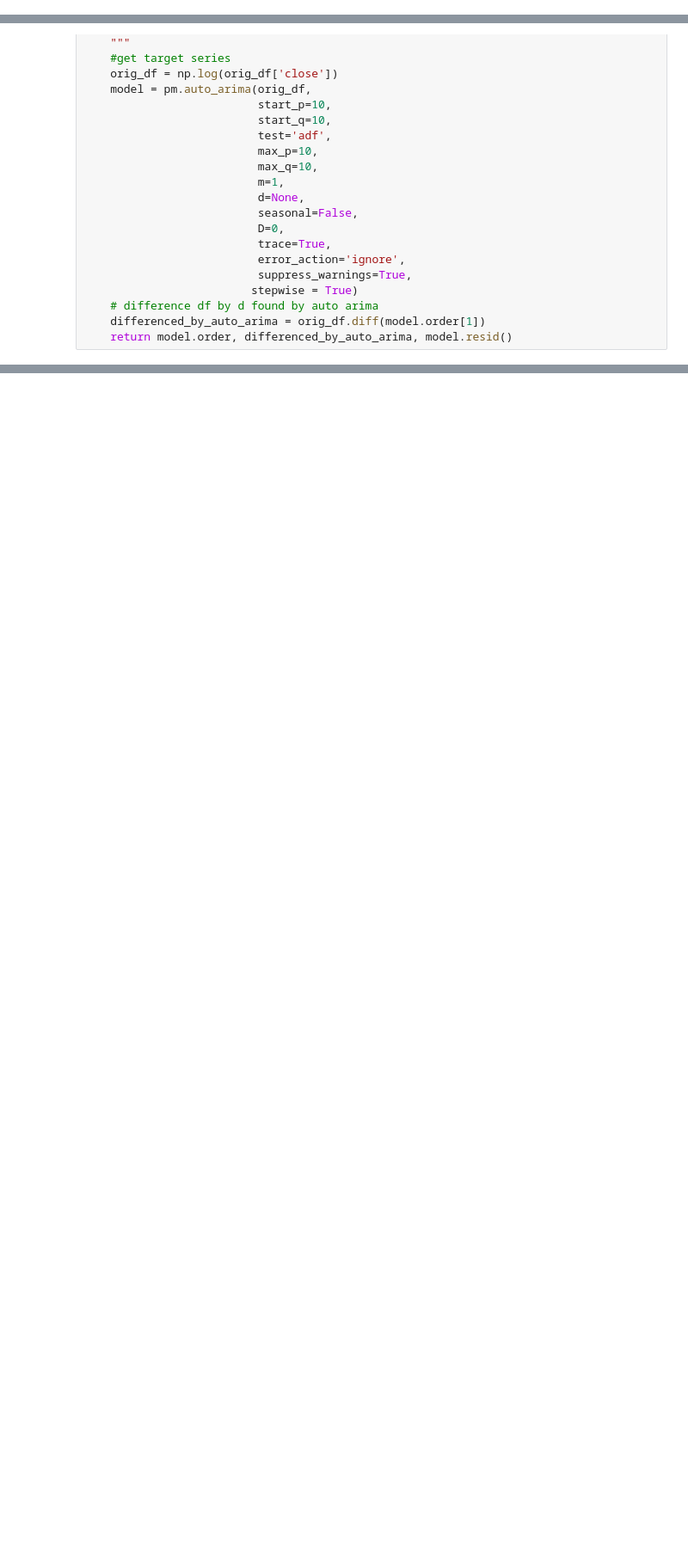
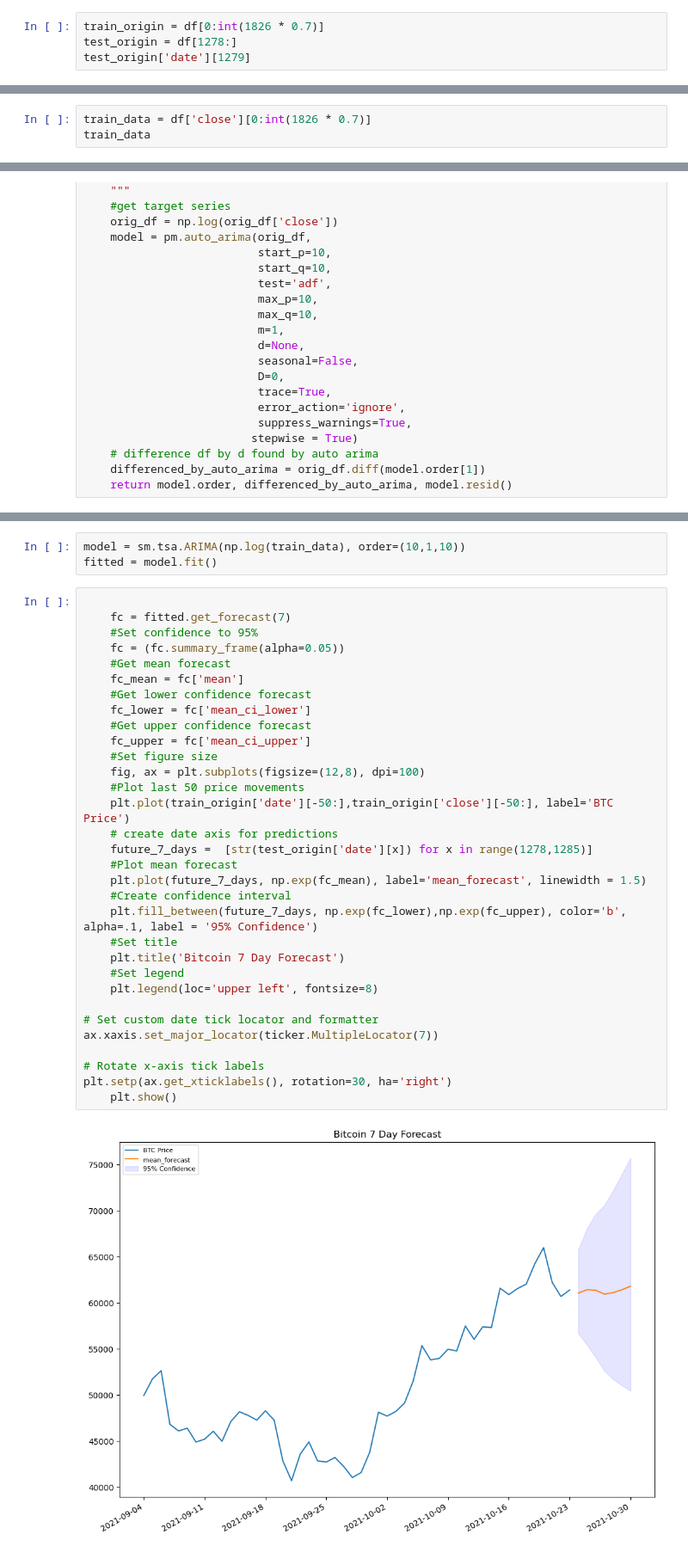
Before and after one commit to mangotree0867/ML_36500, a Jupyter notebook: model/model_016_ARIMA.ipynb, the cells around one changed output, grey strips where cells are left out. Shown at 86% size. Drawn from its saved outputs; the diff is of its cells as text; blank space fills up the shorter version.

Commit message:
arima finished

```diff
--- a/model/model_016_ARIMA.ipynb
+++ b/model/model_016_ARIMA.ipynb
@@ -46,3 +51,7 @@ df_origin
 | 1824 | 2023-04-23 | 27591.384766 |
 | 1825 | 2023-04-24 | 27430.902344 |
 1826 rows × 2 columns
+# %%
+train_origin = df[0:int(1826 * 0.7)]
+test_origin = df[1278:]
+test_origin['date'][1279]
@@ -48,0 +65,3 @@ df_origin
+# %%
+train_data = df['close'][0:int(1826 * 0.7)]
+train_data
@@ -281,0 +344,37 @@ Total fit time: 13.057 seconds
+# %%
+model = sm.tsa.ARIMA(np.log(train_data), order=(10,1,10))
+fitted = model.fit()
+# %%
+
+    fc = fitted.get_forecast(7)
+    #Set confidence to 95%
+    fc = (fc.summary_frame(alpha=0.05))
+    #Get mean forecast
+    fc_mean = fc['mean']
+    #Get lower confidence forecast
+    fc_lower = fc['mean_ci_lower']
+    #Get upper confidence forecast
+    fc_upper = fc['mean_ci_upper']
+    #Set figure size
+    fig, ax = plt.subplots(figsize=(12,8), dpi=100)
+    #Plot last 50 price movements
+    plt.plot(train_origin['date'][-50:],train_origin['close'][-50:], label='BTC Price')
+    # create date axis for predictions
+    future_7_days =  [str(test_origin['date'][x]) for x in range(1278,1285)]
+    #Plot mean forecast
+    plt.plot(future_7_days, np.exp(fc_mean), label='mean_forecast', linewidth = 1.5)
+    #Create confidence interval
+    plt.fill_between(future_7_days, np.exp(fc_lower),np.exp(fc_upper), color='b', alpha=.1, label = '95% Confidence')
+    #Set title
+    plt.title('Bitcoin 7 Day Forecast')
+    #Set legend
+    plt.legend(loc='upper left', fontsize=8)
+
+# Set custom date tick locator and formatter
+ax.xaxis.set_major_locator(ticker.MultipleLocator(7))
+
+# Rotate x-axis tick labels
+plt.setp(ax.get_xticklabels(), rotation=30, ha='right')
+    plt.show()
+# %% [output]
+[figure, added]
```
Also changed, not shown: parts of 9 cells of this notebook, 1 other file.
